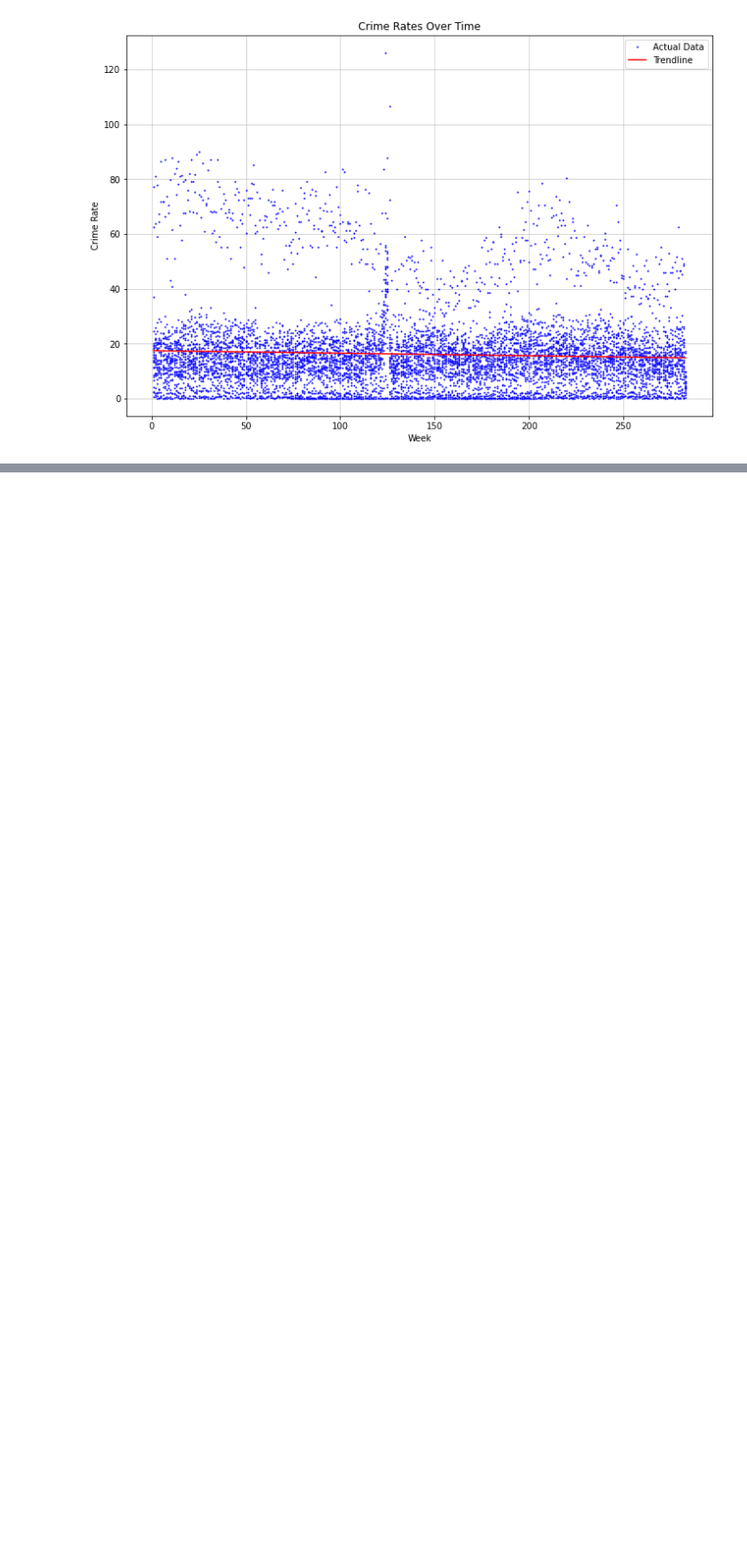
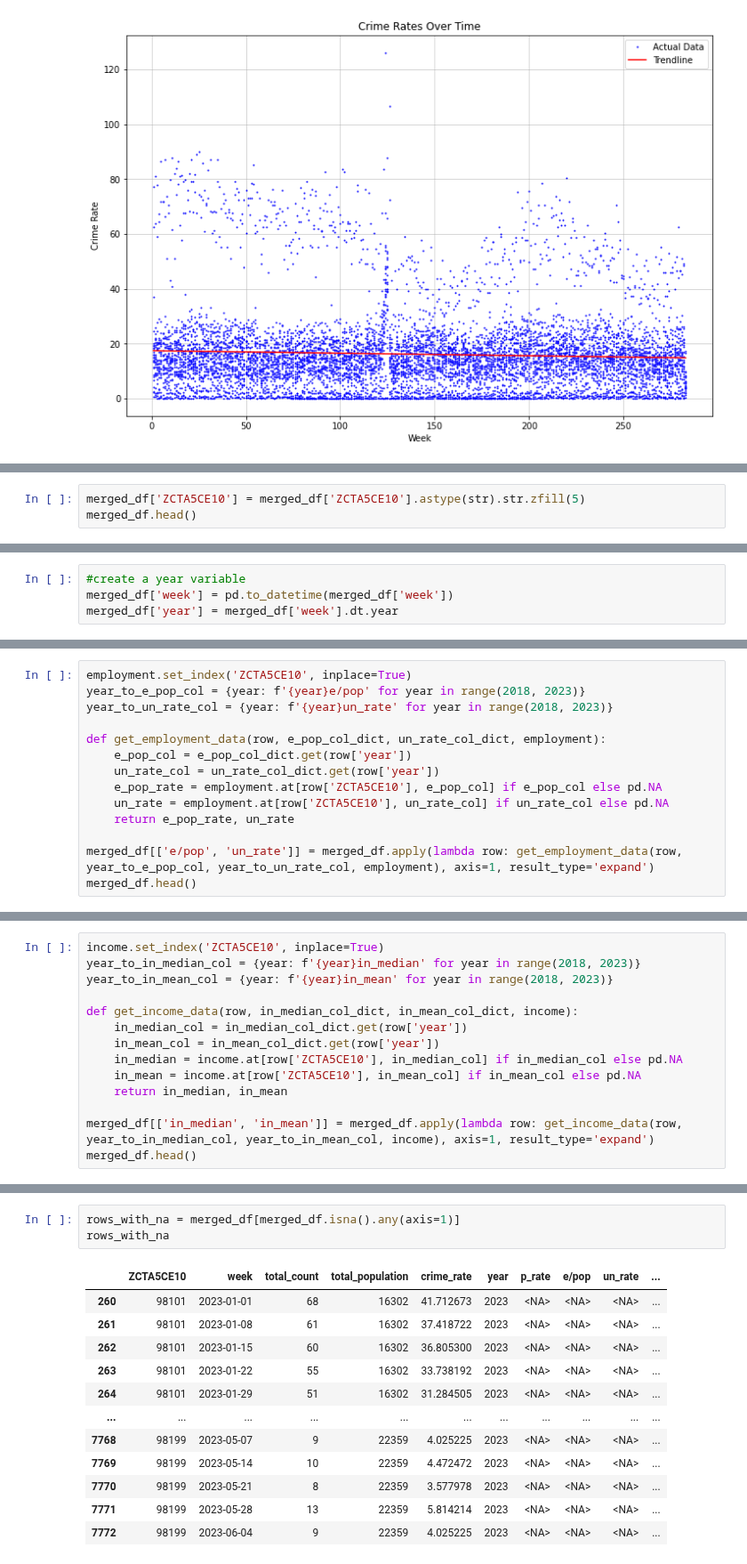
Before and after one commit to bail-reform/NYC, a Jupyter notebook: seattle_data_aggregation.ipynb, the cells around one changed output, grey strips where cells are left out. Shown at 89% size. Drawn from its saved outputs; the diff is of its cells as text; blank space fills up the shorter version.

```diff
--- a/seattle_data_aggregation.ipynb
+++ b/seattle_data_aggregation.ipynb
@@ -408,0 +726,3 @@ array([[   0],
+# %%
+merged_df['ZCTA5CE10'] = merged_df['ZCTA5CE10'].astype(str).str.zfill(5)
+merged_df.head()
@@ -408,0 +744,4 @@ array([[   0],
+# %%
+#create a year variable
+merged_df['week'] = pd.to_datetime(merged_df['week'])
+merged_df['year'] = merged_df['week'].dt.year
@@ -408,0 +790,14 @@ array([[   0],
+# %%
+employment.set_index('ZCTA5CE10', inplace=True)
+year_to_e_pop_col = {year: f'{year}e/pop' for year in range(2018, 2023)}
+year_to_un_rate_col = {year: f'{year}un_rate' for year in range(2018, 2023)}
+
+def get_employment_data(row, e_pop_col_dict, un_rate_col_dict, employment):
+    e_pop_col = e_pop_col_dict.get(row['year'])
+    un_rate_col = un_rate_col_dict.get(row['year'])
+    e_pop_rate = employment.at[row['ZCTA5CE10'], e_pop_col] if e_pop_col else pd.NA
+    un_rate = employment.at[row['ZCTA5CE10'], un_rate_col] if un_rate_col else pd.NA
+    return e_pop_rate, un_rate
+
+merged_df[['e/pop', 'un_rate']] = merged_df.apply(lambda row: get_employment_data(row, year_to_e_pop_col, year_to_un_rate_col, employment), axis=1, result_type='expand')
+merged_df.head()
@@ -408,0 +820,14 @@ array([[   0],
+# %%
+income.set_index('ZCTA5CE10', inplace=True)
+year_to_in_median_col = {year: f'{year}in_median' for year in range(2018, 2023)}
+year_to_in_mean_col = {year: f'{year}in_mean' for year in range(2018, 2023)}
+
+def get_income_data(row, in_median_col_dict, in_mean_col_dict, income):
+    in_median_col = in_median_col_dict.get(row['year'])
+    in_mean_col = in_mean_col_dict.get(row['year'])
+    in_median = income.at[row['ZCTA5CE10'], in_median_col] if in_median_col else pd.NA
+    in_mean = income.at[row['ZCTA5CE10'], in_mean_col] if in_mean_col else pd.NA
+    return in_median, in_mean
+
+merged_df[['in_median', 'in_mean']] = merged_df.apply(lambda row: get_income_data(row, year_to_in_median_col, year_to_in_mean_col, income), axis=1, result_type='expand')
+merged_df.head()
@@ -408,0 +841,16 @@ array([[   0],
+# %%
+rows_with_na = merged_df[merged_df.isna().any(axis=1)]
+rows_with_na
+# %% [output]
+|  | ZCTA5CE10 | week | total_count | total_population | crime_rate | year | p_rate | e/pop | un_rate | ... |
+| 260 | 98101 | 2023-01-01 | 68 | 16302 | 41.712673 | 2023 | <NA> | <NA> | <NA> | ... |
+| 261 | 98101 | 2023-01-08 | 61 | 16302 | 37.418722 | 2023 | <NA> | <NA> | <NA> | ... |
+| 262 | 98101 | 2023-01-15 | 60 | 16302 | 36.805300 | 2023 | <NA> | <NA> | <NA> | ... |
+| 263 | 98101 | 2023-01-22 | 55 | 16302 | 33.738192 | 2023 | <NA> | <NA> | <NA> | ... |
+| 264 | 98101 | 2023-01-29 | 51 | 16302 | 31.284505 | 2023 | <NA> | <NA> | <NA> | ... |
+| ... | ... | ... | ... | ... | ... | ... | ... | ... | ... | ... |
+| 7768 | 98199 | 2023-05-07 | 9 | 22359 | 4.025225 | 2023 | <NA> | <NA> | <NA> | ... |
+| 7769 | 98199 | 2023-05-14 | 10 | 22359 | 4.472472 | 2023 | <NA> | <NA> | <NA> | ... |
+| 7770 | 98199 | 2023-05-21 | 8 | 22359 | 3.577978 | 2023 | <NA> | <NA> | <NA> | ... |
+| 7771 | 98199 | 2023-05-28 | 13 | 22359 | 5.814214 | 2023 | <NA> | <NA> | <NA> | ... |
+| 7772 | 98199 | 2023-06-04 | 9 | 22359 | 4.025225 | 2023 | <NA> | <NA> | <NA> | ... |
```
Also changed, not shown: parts of 52 cells of this notebook.
